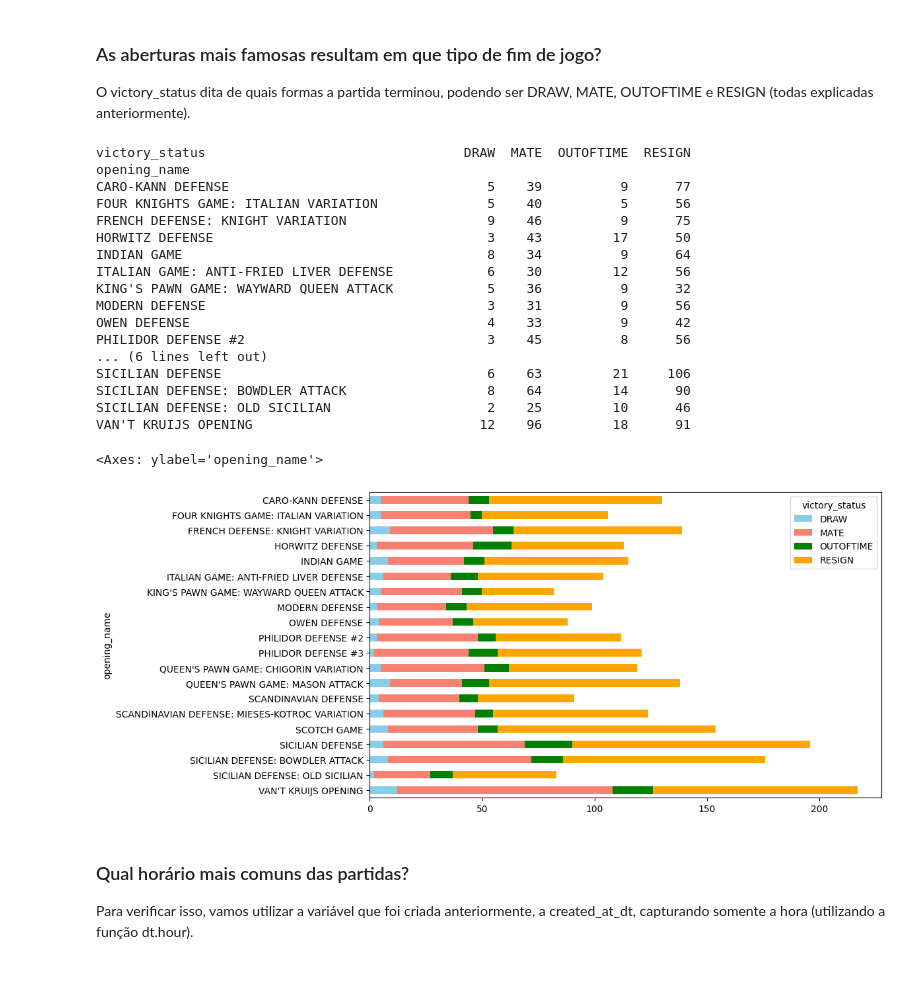
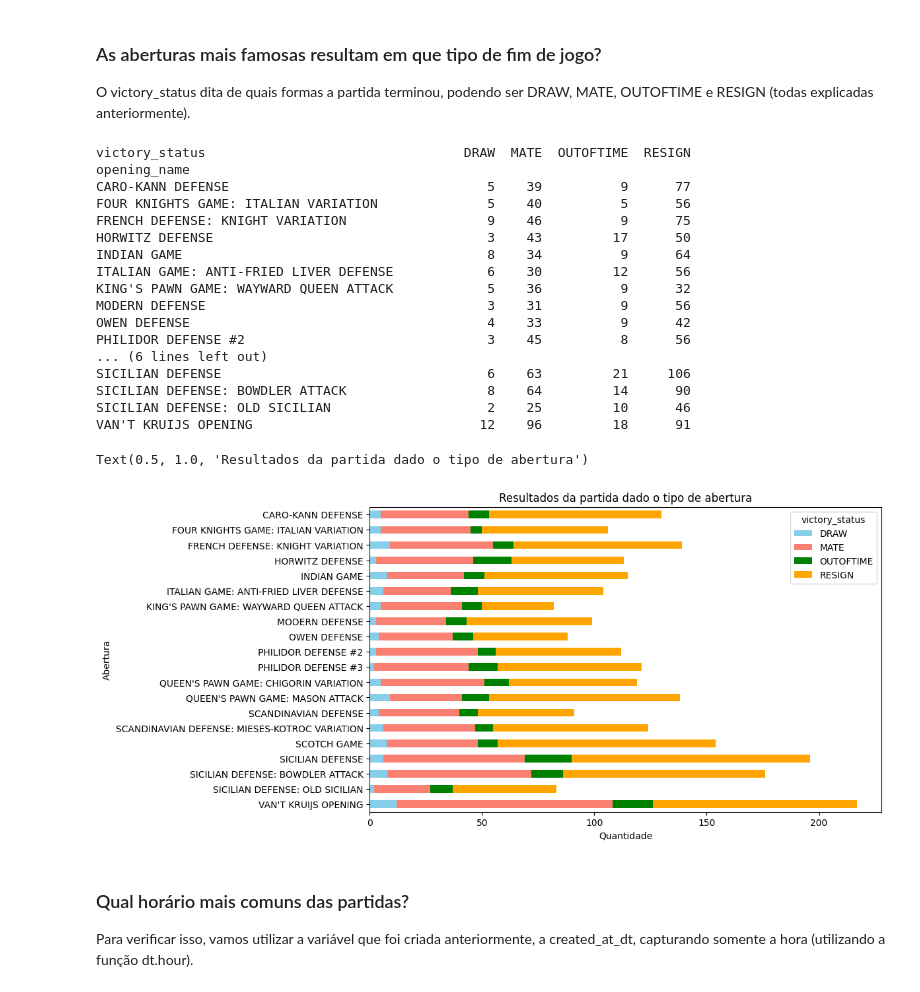
Before and after one commit to GodKelvin/chess-analytics, a Jupyter notebook: main.ipynb, the cells around one changed output. Cells and saved outputs as stored; diff of their text form; code cells hidden in the pictures.

```diff
--- a/main.ipynb
+++ b/main.ipynb
@@ -326,35 +326,38 @@ aberturas = dataframe["opening_name"].value_counts().head(qtd_aberturas).index
 #Filtrando o dataframe pra retornar somente os valores das aberturas mais famosas ("isin" pode ser lido como "Está em")
 filtrando_aberturas = dataframe[dataframe["opening_name"].isin(aberturas)]
 
 #                                                                             #Reset index necessário pois alteramos a estrutura do dataframe
 status_final = filtrando_aberturas.groupby(["opening_name", "victory_status"]).size().reset_index(name="count")
 
 #A tabela de pivo deixa mais claro os dados extraidos de um dataframe e também facilita a plotagem dos gráficos
                                                                                                 #fillna == Substitui os valores nulos por 0
 tabela_formatada = status_final.pivot(index='opening_name', columns='victory_status', values='count').fillna(0)
 print(tabela_formatada)
 
 tabela_formatada.sort_index(ascending=False).plot(kind="barh", stacked=True, figsize=(10, 6), color=["skyblue", "salmon", "green", "orange"])
+plt.xlabel("Quantidade")
+plt.ylabel("Abertura")
+plt.title("Resultados da partida dado o tipo de abertura")
 # %% [output]
 victory_status                                 DRAW  MATE  OUTOFTIME  RESIGN
 opening_name
 CARO-KANN DEFENSE                                 5    39          9      77
 FOUR KNIGHTS GAME: ITALIAN VARIATION              5    40          5      56
 FRENCH DEFENSE: KNIGHT VARIATION                  9    46          9      75
 HORWITZ DEFENSE                                   3    43         17      50
 INDIAN GAME                                       8    34          9      64
 ITALIAN GAME: ANTI-FRIED LIVER DEFENSE            6    30         12      56
 KING'S PAWN GAME: WAYWARD QUEEN ATTACK            5    36          9      32
 MODERN DEFENSE                                    3    31          9      56
 OWEN DEFENSE                                      4    33          9      42
 PHILIDOR DEFENSE #2                               3    45          8      56
 ... (6 lines left out)
 SICILIAN DEFENSE                                  6    63         21     106
 SICILIAN DEFENSE: BOWDLER ATTACK                  8    64         14      90
 SICILIAN DEFENSE: OLD SICILIAN                    2    25         10      46
 VAN'T KRUIJS OPENING                             12    96         18      91
-<Axes: ylabel='opening_name'>
+Text(0.5, 1.0, 'Resultados da partida dado o tipo de abertura')
-[figure, old version]
+[figure, new version]
 # %% [markdown]
 ### Qual horário mais comuns das partidas?
 
```
Also changed, not shown: parts of 1 cell of this notebook.
